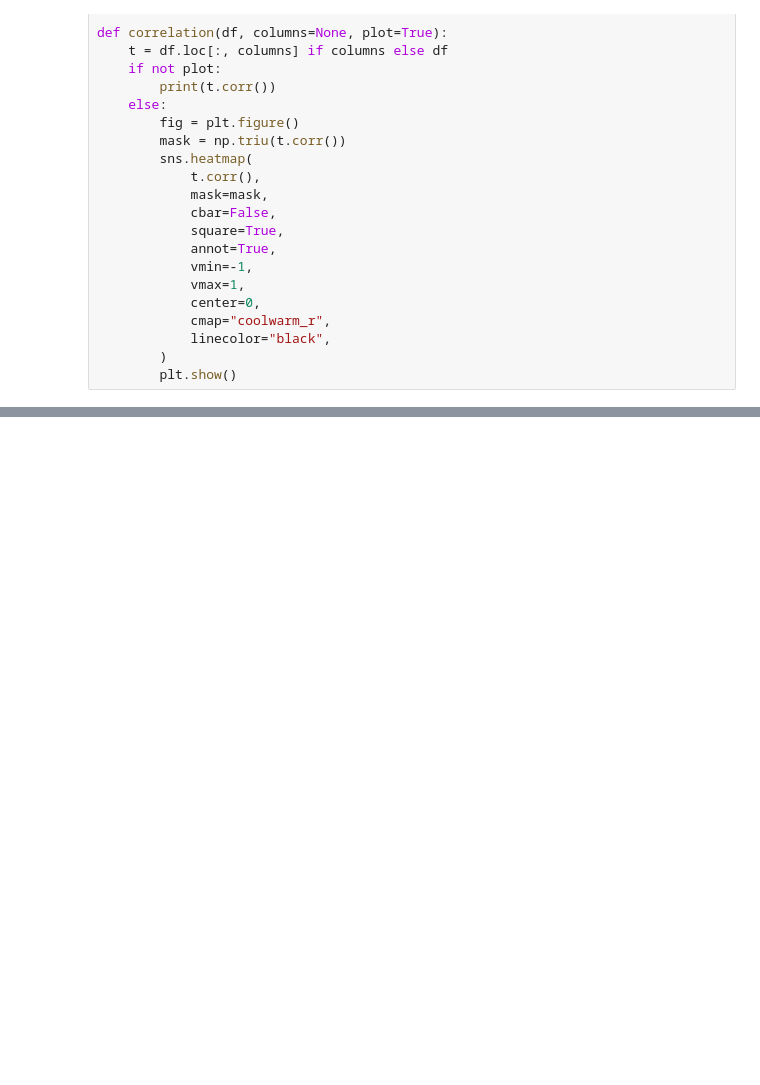
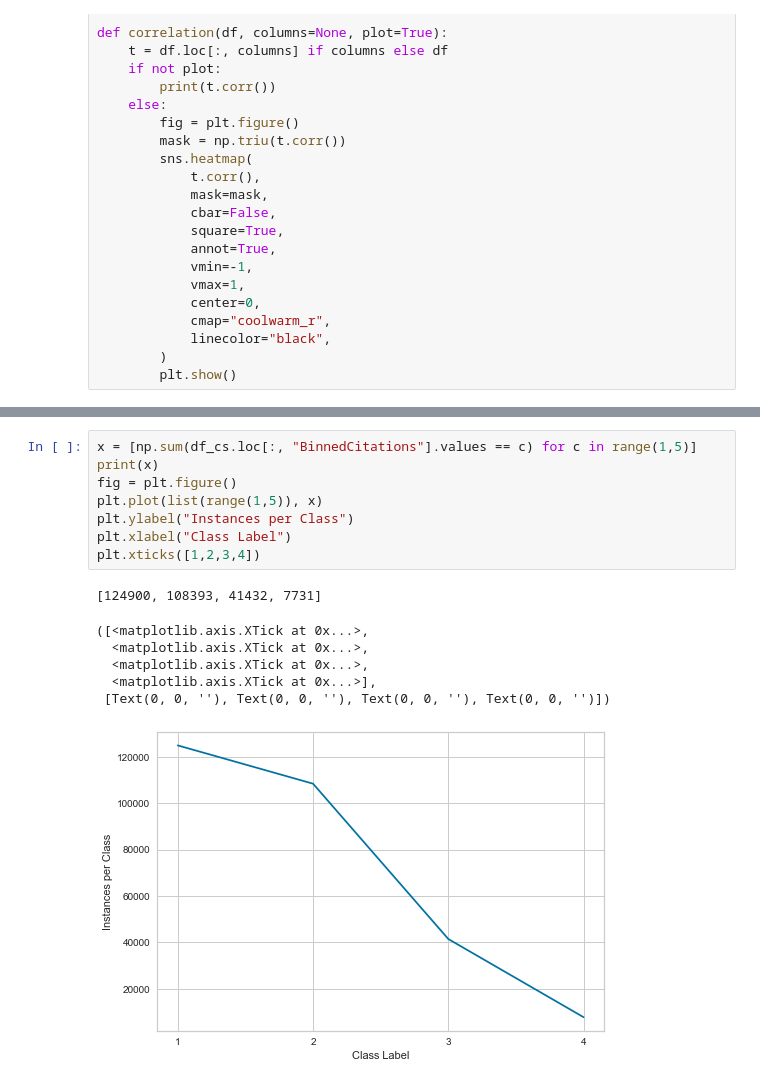
Before and after one commit to anton164/predicting-citation-counts, a Jupyter notebook: notebooks/jan_exploration.ipynb, the cells around one changed output, grey strips where cells are left out. Cells and saved outputs as stored; diff of their text form; blank space fills up the shorter version.

```diff
--- a/notebooks/jan_exploration.ipynb
+++ b/notebooks/jan_exploration.ipynb
@@ -184,0 +209,16 @@ correlation(df_cs, columns=[
+# %%
+x = [np.sum(df_cs.loc[:, "BinnedCitations"].values == c) for c in range(1,5)]
+print(x)
+fig = plt.figure()
+plt.plot(list(range(1,5)), x)
+plt.ylabel("Instances per Class")
+plt.xlabel("Class Label")
+plt.xticks([1,2,3,4])
+# %% [output]
+[124900, 108393, 41432, 7731]
+([<matplotlib.axis.XTick at 0x...>,
+  <matplotlib.axis.XTick at 0x...>,
+  <matplotlib.axis.XTick at 0x...>,
+  <matplotlib.axis.XTick at 0x...>],
+ [Text(0, 0, ''), Text(0, 0, ''), Text(0, 0, ''), Text(0, 0, '')])
+[figure, added]
```
Also changed, not shown: parts of 21 cells of this notebook.
